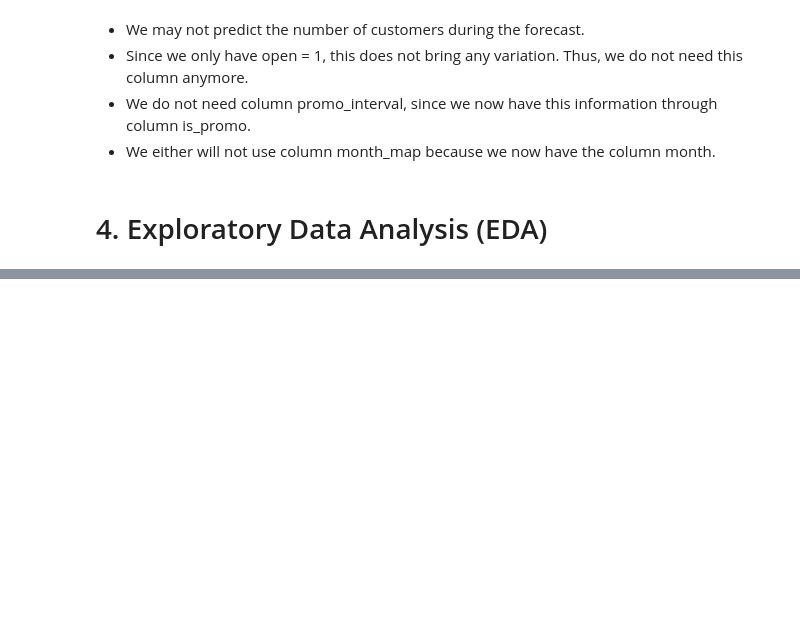
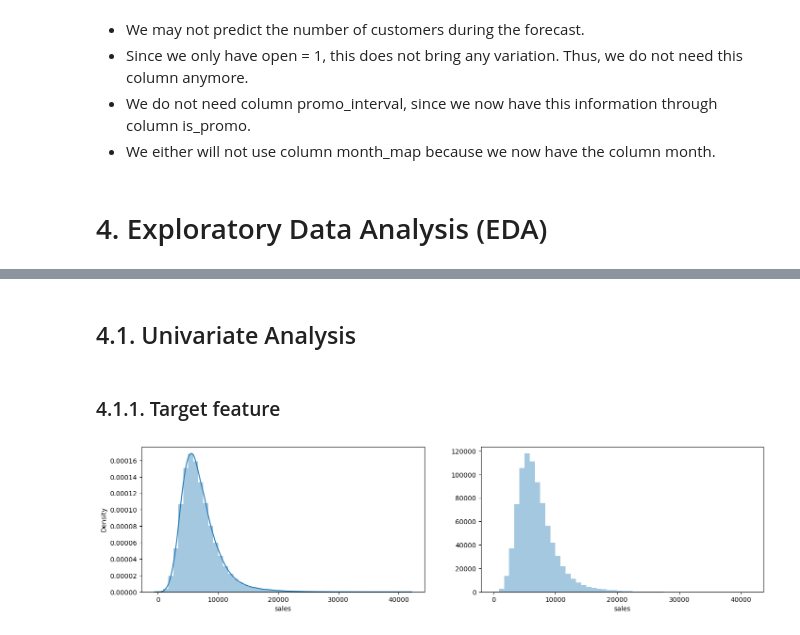
Before and after one commit to lucasquemelli/Rossman_Store_Sales, a Jupyter notebook: rossmann_store_sales.ipynb, the cells around one changed output, grey strips where cells are left out. Drawn from its saved outputs; the diff is of its cells as text; code cells hidden in the pictures; blank space fills up the shorter version.

Commit message:
Updated univariate analysis

```diff
--- a/rossmann_store_sales.ipynb
+++ b/rossmann_store_sales.ipynb
@@ -821,0 +834,18 @@ df3 = df3.drop(cols_drop, axis=1)
+# %%
+df4 = df3.copy()
+# %% [markdown]
+## 4.1. Univariate Analysis
+# %% [markdown]
+### 4.1.1. Target feature
+# %%
+plt.figure(figsize = (17,4))
+
+plt.subplot(1,2,1)
+sns.distplot(df4["sales"])
+
+plt.subplot(1,2,2)
+sns.distplot(df4["sales"], kde=False)
+
+plt.subplots_adjust(wspace = 0.2)
+# %% [output]
+[figure, added]
```
Also changed, not shown: parts of 16 cells of this notebook.
